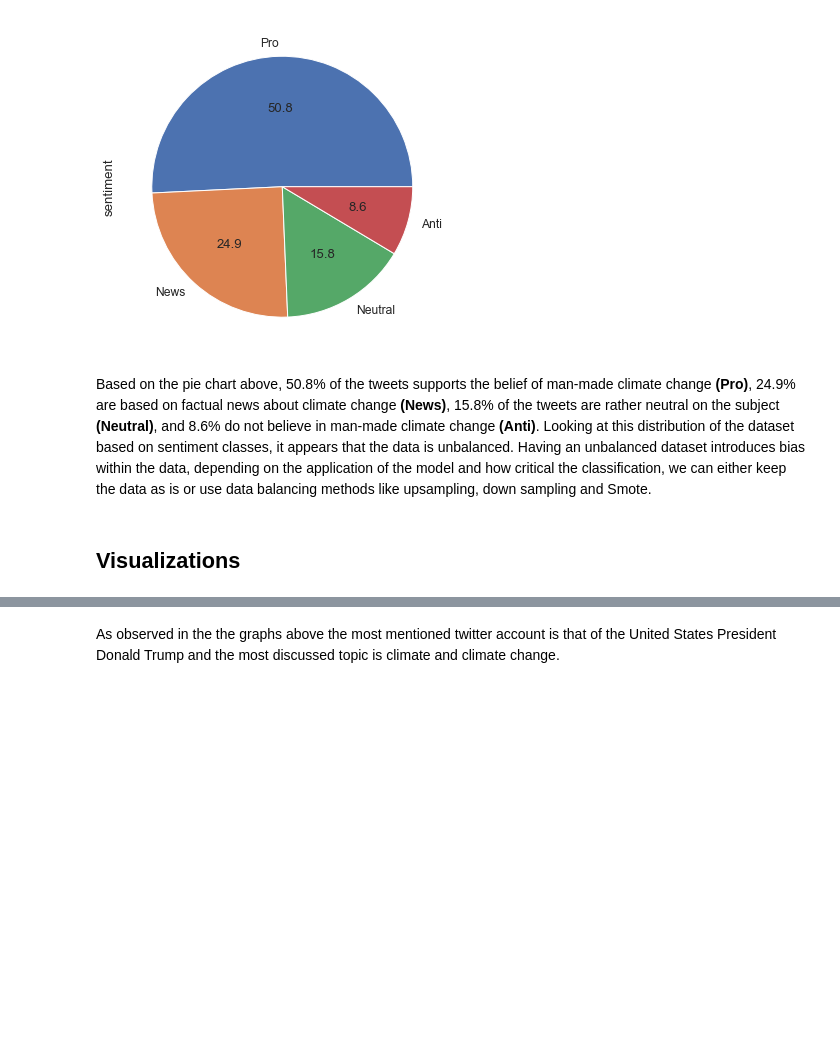
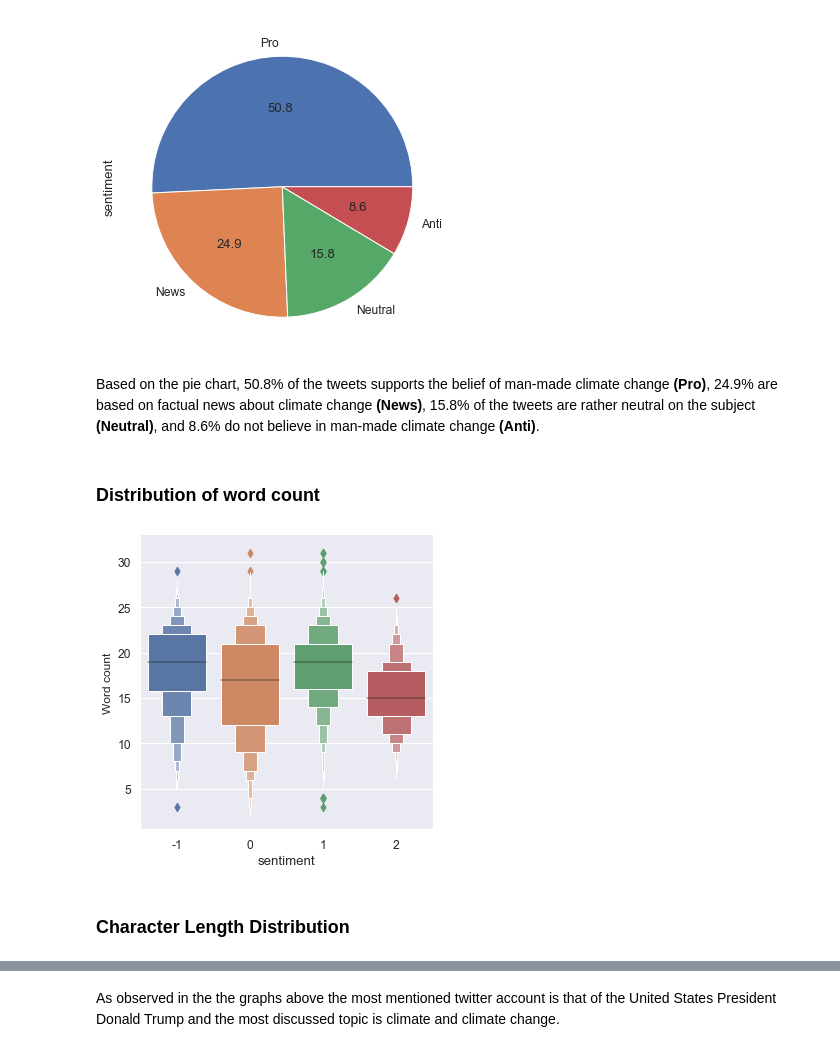
Before and after one commit to FaatimahM/jhb-ss3-classification-Repo, a Jupyter notebook: Classification_submission_file.ipynb, the cells around one changed output, grey strips where cells are left out. Cells and saved outputs as stored; diff of their text form; code cells hidden in the pictures; blank space fills up the shorter version.

```diff
--- a/Classification_submission_file.ipynb
+++ b/Classification_submission_file.ipynb
@@ -265,6 +249,27 @@ df['sentiment'].value_counts().plot(kind='pie', autopct='%.1f', labels=['Pro','N
 # %% [output]
 [figure]
 # %% [markdown]
-Based on the pie chart above, 50.8% of the tweets supports the belief of man-made climate change **(Pro)**, 24.9% are based on factual news about climate change **(News)**, 15.8% of the tweets are rather neutral on the subject **(Neutral)**, and 8.6% do not believe in man-made climate change **(Anti)**. Looking at this distribution of the dataset based on sentiment classes, it appears that the data is unbalanced. Having an unbalanced dataset introduces bias within the data, depending on the application of the model and how critical the classification, we can either keep the data as is or use data balancing methods like upsampling, down sampling and Smote.
+Based on the pie chart, 50.8% of the tweets supports the belief of man-made climate change **(Pro)**, 24.9% are based on factual news about climate change **(News)**, 15.8% of the tweets are rather neutral on the subject **(Neutral)**, and 8.6% do not believe in man-made climate change **(Anti)**.
-# %% [markdown]
-## Visualizations
+# %% [markdown]
+### Distribution of word count
+# %%
+def wordcount(data):
+    """
+    Returns a graph showing distribution of word count for each sentiment
+
+     Parameters
+    -----------
+    data: DataFrame.
+
+    """
+
+    word_count=data['message'].apply(lambda x: len(x.split()))
+    wordcount_sentiment=pd.concat([pd.DataFrame(word_count),data['sentiment']],axis=1)
+    ax = sns.catplot(x="sentiment", y="message",kind='boxen', data=wordcount_sentiment)
+    plt.ylabel('Word count', fontsize=12)
+# %%
+wordcount(df)
+# %% [output]
+[figure, added]
+# %% [markdown]
+### Character Length Distribution
```
Also changed, not shown: parts of 117 cells of this notebook.
